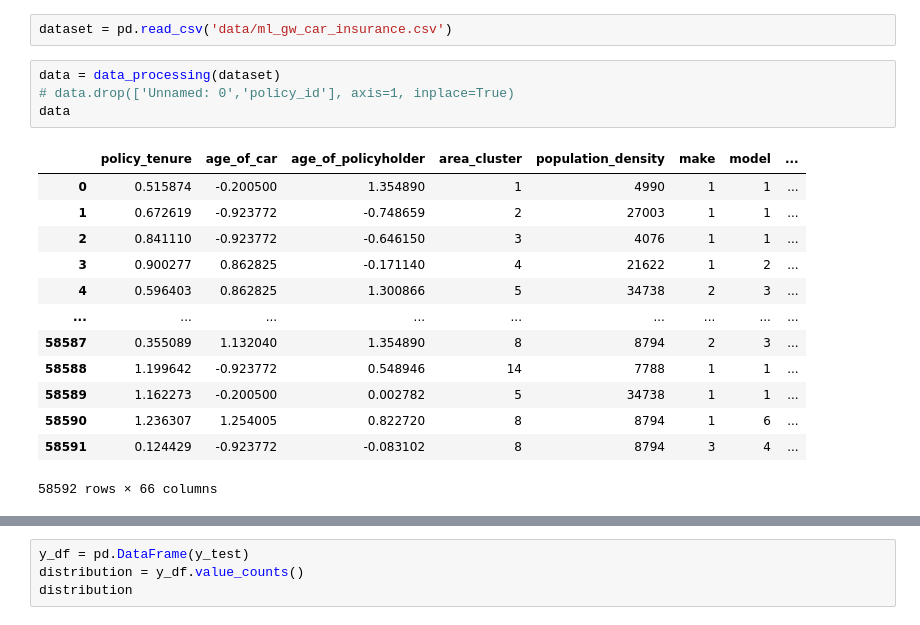
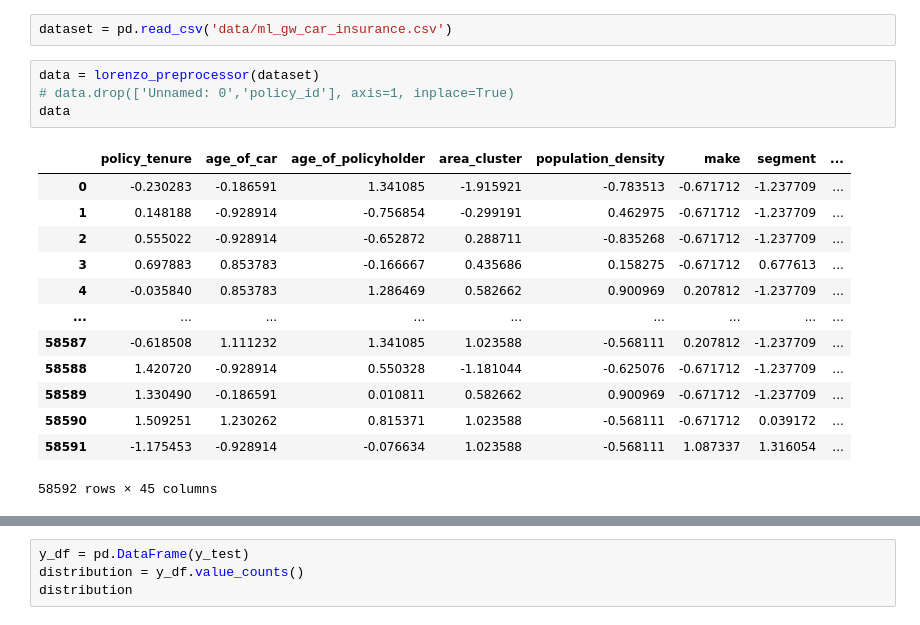
Before and after one commit to annaziegert/insurance_claim_prediciton_nova, a Jupyter notebook: Random Forest.ipynb, the cells around one changed output, grey strips where cells are left out. Saved outputs shown, nothing was run; the diff lists cells and outputs as text.

```diff
--- a/Random Forest.ipynb
+++ b/Random Forest.ipynb
@@ -16,23 +16,23 @@ from sklearn.metrics import classification_report
 # %%
 dataset = pd.read_csv('data/ml_gw_car_insurance.csv')
 # %%
-data = data_processing(dataset)
+data = lorenzo_preprocessor(dataset)
 # data.drop(['Unnamed: 0','policy_id'], axis=1, inplace=True)
 data
 # %% [output]
-|  | policy_tenure | age_of_car | age_of_policyholder | area_cluster | population_density | make | model | ... |
-| 0 | 0.515874 | -0.200500 | 1.354890 | 1 | 4990 | 1 | 1 | ... |
-| 1 | 0.672619 | -0.923772 | -0.748659 | 2 | 27003 | 1 | 1 | ... |
-| 2 | 0.841110 | -0.923772 | -0.646150 | 3 | 4076 | 1 | 1 | ... |
-| 3 | 0.900277 | 0.862825 | -0.171140 | 4 | 21622 | 1 | 2 | ... |
-| 4 | 0.596403 | 0.862825 | 1.300866 | 5 | 34738 | 2 | 3 | ... |
+|  | policy_tenure | age_of_car | age_of_policyholder | area_cluster | population_density | make | segment | ... |
+| 0 | -0.230283 | -0.186591 | 1.341085 | -1.915921 | -0.783513 | -0.671712 | -1.237709 | ... |
+| 1 | 0.148188 | -0.928914 | -0.756854 | -0.299191 | 0.462975 | -0.671712 | -1.237709 | ... |
+| 2 | 0.555022 | -0.928914 | -0.652872 | 0.288711 | -0.835268 | -0.671712 | -1.237709 | ... |
+| 3 | 0.697883 | 0.853783 | -0.166667 | 0.435686 | 0.158275 | -0.671712 | 0.677613 | ... |
+| 4 | -0.035840 | 0.853783 | 1.286469 | 0.582662 | 0.900969 | 0.207812 | -1.237709 | ... |
 | ... | ... | ... | ... | ... | ... | ... | ... | ... |
-| 58587 | 0.355089 | 1.132040 | 1.354890 | 8 | 8794 | 2 | 3 | ... |
-| 58588 | 1.199642 | -0.923772 | 0.548946 | 14 | 7788 | 1 | 1 | ... |
-| 58589 | 1.162273 | -0.200500 | 0.002782 | 5 | 34738 | 1 | 1 | ... |
-| 58590 | 1.236307 | 1.254005 | 0.822720 | 8 | 8794 | 1 | 6 | ... |
-| 58591 | 0.124429 | -0.923772 | -0.083102 | 8 | 8794 | 3 | 4 | ... |
+| 58587 | -0.618508 | 1.111232 | 1.341085 | 1.023588 | -0.568111 | 0.207812 | -1.237709 | ... |
+| 58588 | 1.420720 | -0.928914 | 0.550328 | -1.181044 | -0.625076 | -0.671712 | -1.237709 | ... |
+| 58589 | 1.330490 | -0.186591 | 0.010811 | 0.582662 | 0.900969 | -0.671712 | -1.237709 | ... |
+| 58590 | 1.509251 | 1.230262 | 0.815371 | 1.023588 | -0.568111 | -0.671712 | 0.039172 | ... |
+| 58591 | -1.175453 | -0.928914 | -0.076634 | 1.023588 | -0.568111 | 1.087337 | 1.316054 | ... |
-58592 rows × 66 columns
+58592 rows × 45 columns
 # %%
 
 X = data.drop(['is_claim'],axis=1)# Features
```
Also changed, not shown: parts of 4 cells of this notebook, 1 other file.
